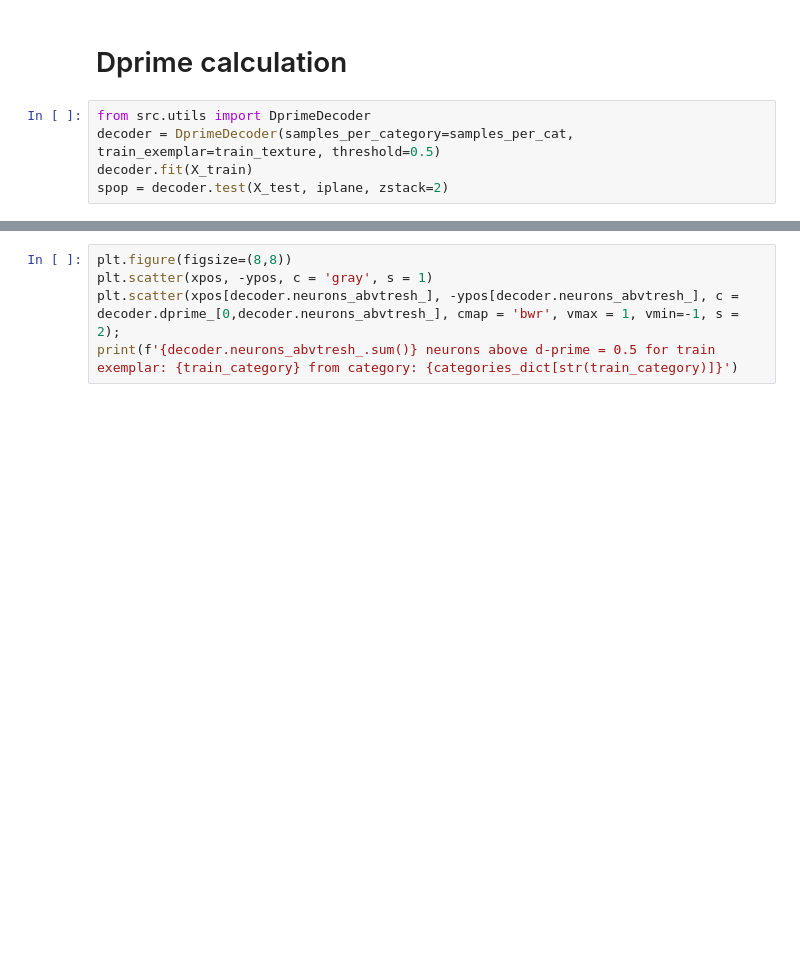
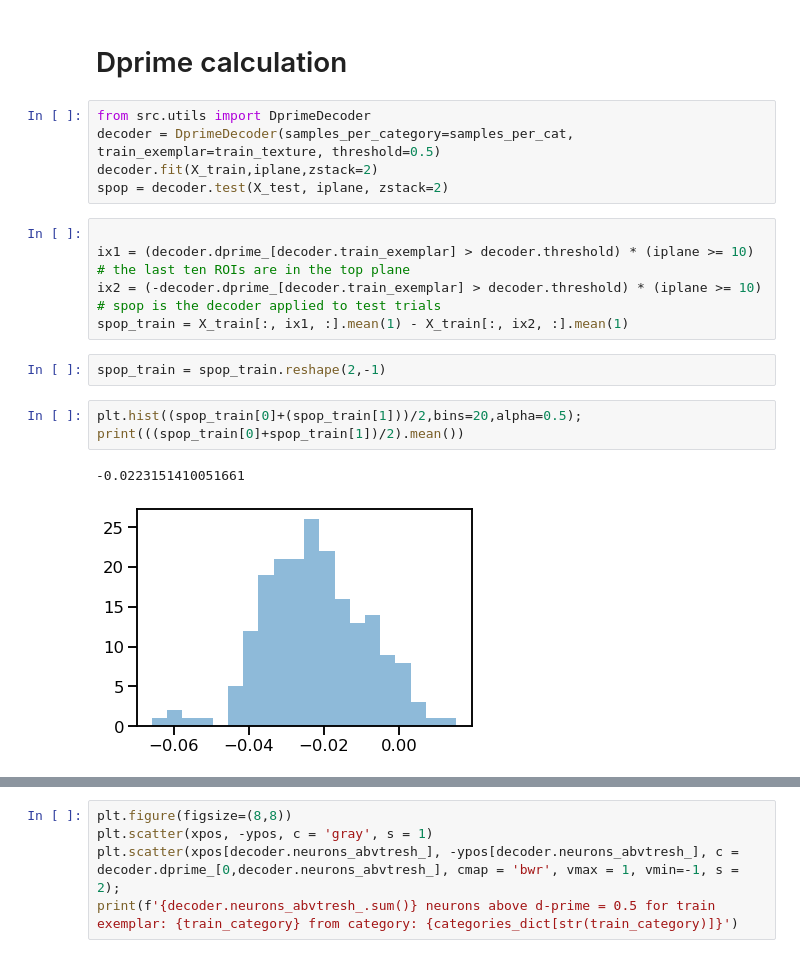
Before and after one commit to NunezKant/Dprime, a Jupyter notebook: PassiveStim/scripts/Dprime_decoder.ipynb, the cells around one changed output, grey strips where cells are left out. Saved outputs shown, nothing was run; the diff lists cells and outputs as text; blank space fills up the shorter version.

```diff
--- a/PassiveStim/scripts/Dprime_decoder.ipynb
+++ b/PassiveStim/scripts/Dprime_decoder.ipynb
@@ -122,5 +122,19 @@ X_test shape: (8, 59181, 49)
 # %%
 from src.utils import DprimeDecoder
 decoder = DprimeDecoder(samples_per_category=samples_per_cat, train_exemplar=train_texture, threshold=0.5)
-decoder.fit(X_train)
+decoder.fit(X_train,iplane,zstack=2)
 spop = decoder.test(X_test, iplane, zstack=2)
+# %%
+
+ix1 = (decoder.dprime_[decoder.train_exemplar] > decoder.threshold) * (iplane >= 10)  # the last ten ROIs are in the top plane
+ix2 = (-decoder.dprime_[decoder.train_exemplar] > decoder.threshold) * (iplane >= 10)
+# spop is the decoder applied to test trials
+spop_train = X_train[:, ix1, :].mean(1) - X_train[:, ix2, :].mean(1)
+# %%
+spop_train = spop_train.reshape(2,-1)
+# %%
+plt.hist((spop_train[0]+(spop_train[1]))/2,bins=20,alpha=0.5);
+print(((spop_train[0]+spop_train[1])/2).mean())
+# %% [output]
+-0.0223151410051661
+[figure, added]
```
Also changed, not shown: parts of 10 cells of this notebook, 1 other file.
